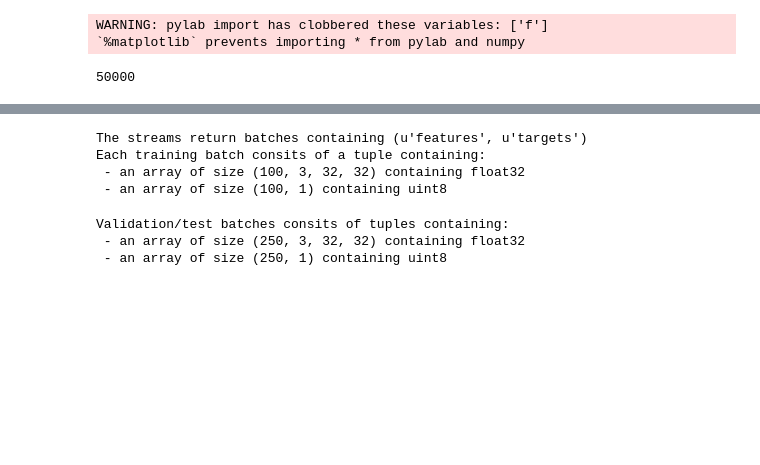
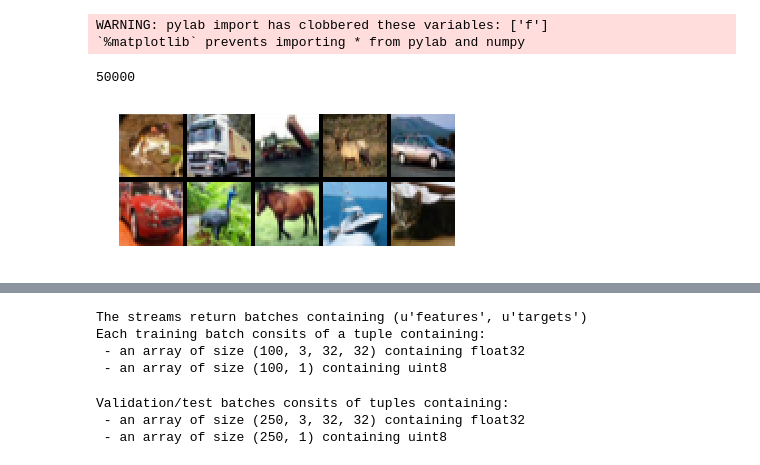
Before and after one commit to scoiatael/nn_assignments, a Jupyter notebook: Project/CIFAR10_Lasagne.ipynb, the cells around one changed output, grey strips where cells are left out. Cells and saved outputs as stored; diff of their text form; code cells hidden in the pictures; blank space fills up the shorter version.

```diff
--- a/Project/CIFAR10_Lasagne.ipynb
+++ b/Project/CIFAR10_Lasagne.ipynb
@@ -57,0 +69,6 @@ OFFSET = 40000
+# %%
+features = cifar_train.data_sources[0]
+# %%
+plot_mat((features[:100])[:10])
+# %% [output]
+[figure, added]
```
Also changed, not shown: parts of 20 cells of this notebook, 2 other files.
